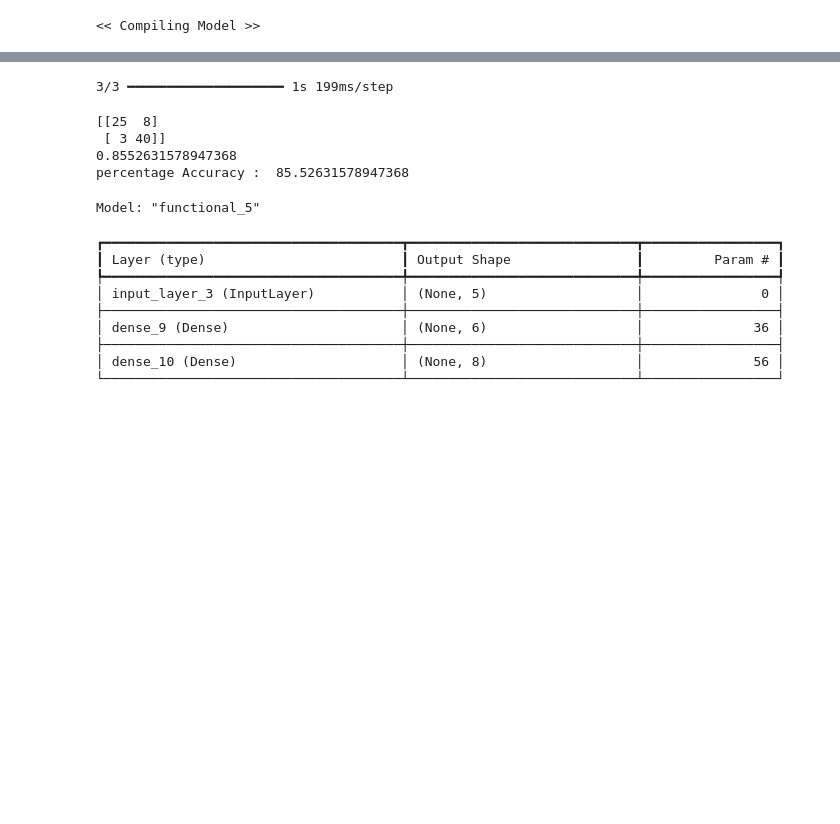
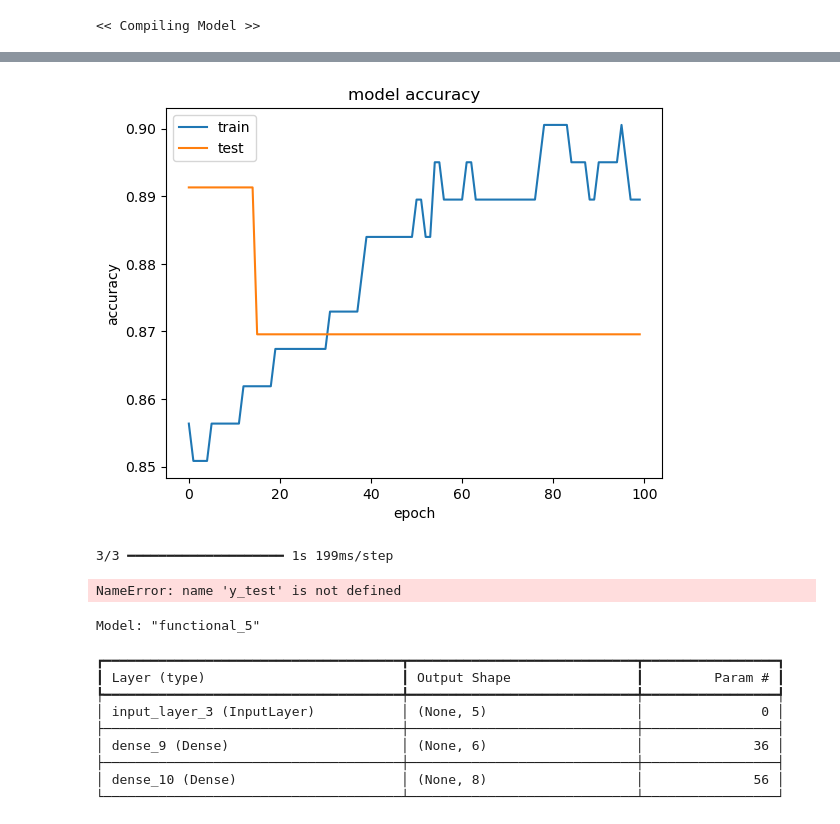
Before and after one commit to harshprajapati1/Heart-health-Prediction-using-Multi-Modal-methods, a Jupyter notebook: ANN.ipynb, the cells around one changed output, grey strips where cells are left out. Cells and saved outputs as stored; diff of their text form; code cells hidden in the pictures; blank space fills up the shorter version.

```diff
--- a/ANN.ipynb
+++ b/ANN.ipynb
@@ -31,10 +31,10 @@ df.head()
 # %%
 x = df.iloc[:,:13].values
 y = df.iloc[:,13].values
-from sklearn.decomposition import PCA
+# from sklearn.decomposition import PCA
 # Apply LDA
-pca = PCA(n_components=5)
-x = pca.fit_transform(x)
+# pca = PCA(n_components=5)
+# x = pca.fit_transform(x)
 # %%
 x_train,x_test,y_train,y_test = train_test_split(x,y,test_size = 0.25,random_state = 0)
 # %%
@@ -60,7 +60,7 @@ x_train.shape
 # model.add(Activation('sigmoid'))
 
 model = Sequential([
-    Input(shape=(5,)),
+    Input(shape=(13,)),
     Dense(6, activation='relu'),  # Input layer with 64 neurons and ReLU activation
     Dense(8, activation='relu'),  # Hidden layer with 64 neurons and ReLU activation
     Flatten(),
@@ -93,12 +93,5 @@ Model: "sequential"
  Non-trainable params: 0 (0.00 B)
 # %%
-history = model.fit(x_train, y_train, batch_size = 32, epochs = 100) #INCRESE IT ACCORDING TO USE!
-
-plt.plot(history.history['accuracy'])
-plt.title('model accuracy')
-plt.ylabel('accuracy')
-plt.xlabel('epoch')
-plt.legend(['train'], loc='upper left')
-plt.show()
+history = model.fit(x_train, y_train, batch_size = 32, epochs = 100,validation_split=0.2) #INCRESE IT ACCORDING TO USE!
 # %% [output]
 Epoch 1/100
@@ -122,3 +114,13 @@ Epoch 100/100
+# %%
+plt.plot(history.history['accuracy'],label='Training Accuracy')
+plt.plot(history.history['val_accuracy'], label='Testing Accuracy')
+plt.title('model accuracy')
+plt.ylabel('accuracy')
+plt.xlabel('epoch')
+plt.legend(['train','test'], loc='upper left')
+plt.show()
+# %% [output]
+[figure, added]
 # %%
 y_pred_1 = model.predict(x_test)
 y_pred = (y_pred_1 > 0.5)
@@ -133,10 +135,7 @@ print(accuracy_score(y_test, y_pred))
 acc = 100*accuracy_score(y_test,y_pred)
 print('percentage Accuracy : ',acc)
 # %% [output]
-[[25  8]
- [ 3 40]]
-0.8552631578947368
-percentage Accuracy :  85.52631578947368
+NameError: name 'y_test' is not defined
 # %%
 #extracting features
 # %%
```
Also changed, not shown: parts of 3 cells of this notebook, 14 other files.
